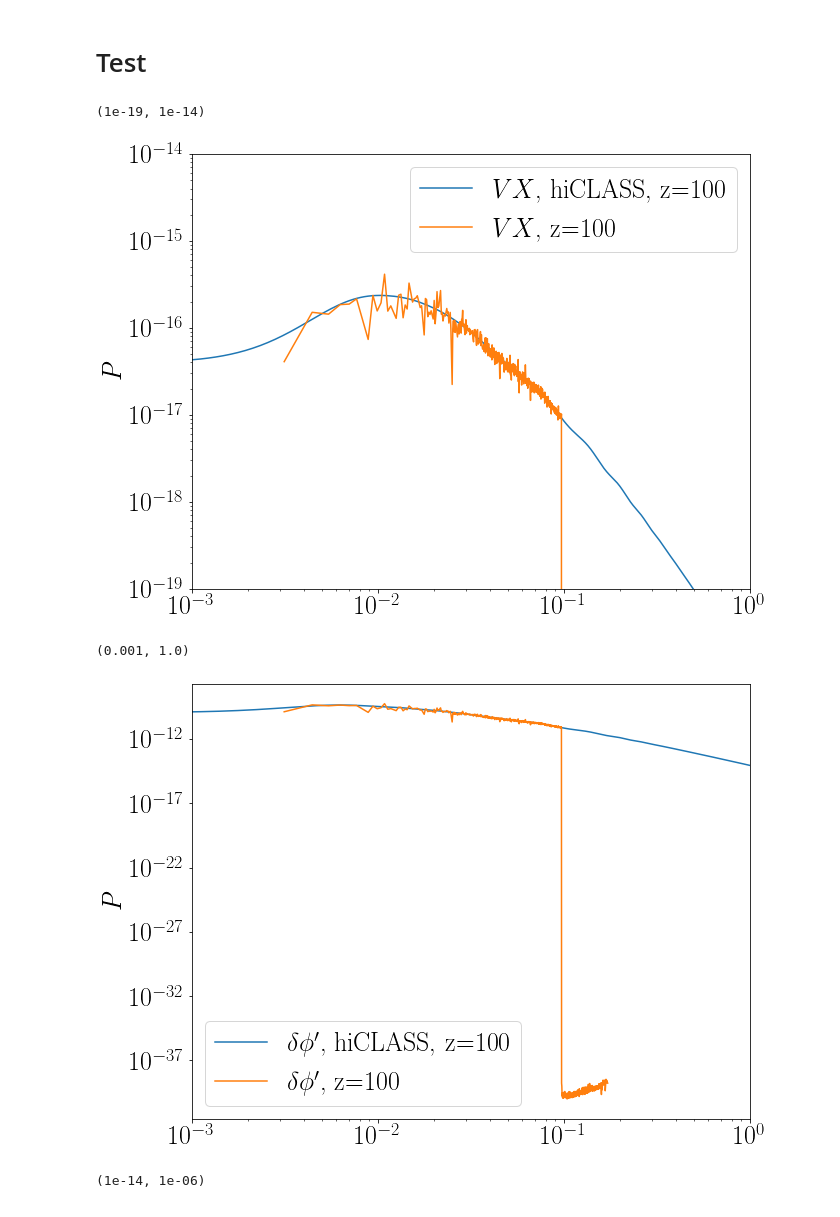
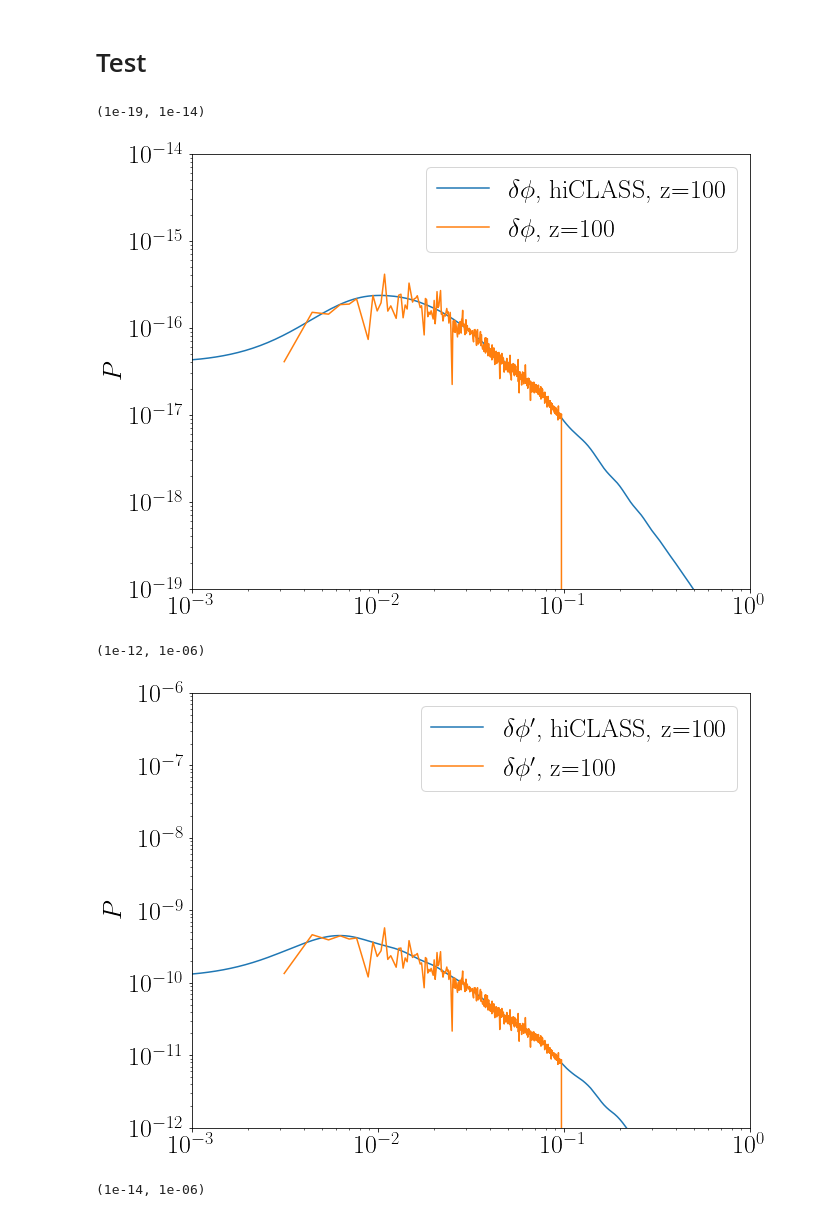
Before and after one commit to alessandrocasalino/EQ_hi_class, a Jupyter notebook: notebooks/Quintessence.ipynb, the cells around one changed output. Drawn from its saved outputs; the diff is of its cells as text; code cells hidden in the pictures.

Commit message:
Notebook to compare gevolution with hiclass updated
Now we need to compare the dynamics of the scalar field from gevolution solution with hiclass one!

```diff
--- a/notebooks/Quintessence.ipynb
+++ b/notebooks/Quintessence.ipynb
@@ -82,5 +82,5 @@ Vx_prime = class_tk[0][:,6] + alpha_prime; # gauge transfomration
 # scalar_field_prime = (Vx_prime * scalar_p(zini) + Vx * (- Hconf0_gev * scalar_p(zini) + scalar_pp(zini)))/aini;
 scalar_field_prime = (Vx_prime)# * scalar_p(zini) + Vx * (- Hconf0_gev * scalar_p(zini) + scalar_pp(zini)))/aini;
 # scalar_field_prime= 1.0#scalar_field_prime
-# scalar_field_prime = (Vx_prime * scalar_p(zini) + Vx * (- Hconf(zini) * scalar_p(zini) + scalar_pp(zini)))/aini;
+scalar_field_prime = (Vx_prime * scalar_p(zini) + Vx * (- Hconf(zini) * scalar_p(zini) + scalar_pp(zini)))/aini;
 # scalar_field_prime = scalar_field_prime/H0/Hconf0_gev
@@ -86,0 +144,22 @@ scalar_field_prime = (Vx_prime)# * scalar_p(zini) + Vx * (- Hconf0_gev * scalar_
+# %%
+
+plt.rc('text', usetex=True)
+font = {'family' : 'normal',
+        'weight' : 'bold',
+        'size'   : text_size}
+
+matplotlib.rc('font', **font)
+plt.figure(figsize=(10,8))
+
+###### hiclass results:
+#
+plt.plot(1+bg[:,0], bg[:,30], label = "$\\varphi''$, hiCLASS")
+plt.plot(1+(1./gev_bg[:,2]-1), gev_bg[:,6]/Hconf0_gev, label = "$\\varphi''$, gev")
+
+
+plt.legend()
+# plt.ylabel(r"$$")
+# plt.xscale('log')
+plt.yscale('log')
+plt.xlim(1,2)
+# plt.ylim(1.e-1,1.e2)
@@ -100,12 +202,12 @@ plt.figure(figsize=(10,8))
 ###### hiclass results:
 for i in [100]:
 #
-    plt.plot(class_tk[0][:,0], (scalar_field)**2* Normlization , label = "$VX$, hiCLASS, z="+str(i))
+    plt.plot(class_tk[0][:,0], (scalar_field)**2* Normlization , label = "$\delta \phi$, hiCLASS, z="+str(i))
 
 #     plt.plot(k_q,pi_p**2 * Normlization/k_q**3/(2*np.pi),label = "$VX'$, z="+str(i))
 
 #     plt.plot(gev_pi[0][:,0],gev_pi[0][:,1],label = "$VX$, z="+str(i))
-    plt.plot(gev_V_pi[0][:,0],gev_pi[0][:,1],label = "$VX$, z="+str(i))
+    plt.plot(gev_V_pi[0][:,0],gev_pi[0][:,1],label = "$\delta \phi$, z="+str(i))
 
 plt.legend()
 plt.ylabel(r"$P$")
@@ -115,37 +217,37 @@ plt.xlim(1.e-3,1.e0)
 plt.ylim(1.e-19,1.e-14)
 # %% [output]
 (1e-19, 1e-14)
-[figure, old version]
+[figure, new version]
 # %%
 plt.rc('text', usetex=True)
 font = {'family' : 'normal',
         'weight' : 'bold',
         'size'   : text_size}
 
 matplotlib.rc('font', **font)
 plt.figure(figsize=(10,8))
 
 
 
 ###### hiclass results:
 for i in [100]:
 #
     plt.plot(class_tk[0][:,0], (scalar_field_prime)**2* Normlization , label = "$\delta\phi'$, hiCLASS, z="+str(i))
 
 #     plt.plot(k_q,pi_p**2 * Normlization/k_q**3/(2*np.pi),label = "$VX'$, z="+str(i))
 
 #     plt.plot(gev_pi[0][:,0],gev_pi[0][:,1],label = "$VX$, z="+str(i))
     plt.plot(gev_V_pi[0][:,0],gev_V_pi[0][:,1],label = r"$\delta\phi'$, z="+str(i))
 
 plt.legend()
 plt.ylabel(r"$P$")
 plt.xscale('log')
 plt.yscale('log')
 plt.xlim(1.e-3,1.e0)
-# plt.ylim(1.e-11,1.e-6)
+plt.ylim(1.e-12,1.e-6)
 # %% [output]
-(0.001, 1.0)
+(1e-12, 1e-06)
-[figure, old version]
+[figure, new version]
 # %%
 # plt.rc('text', usetex=True)
 # font = {'family' : 'normal',
```
Also changed, not shown: parts of 5 cells of this notebook.
